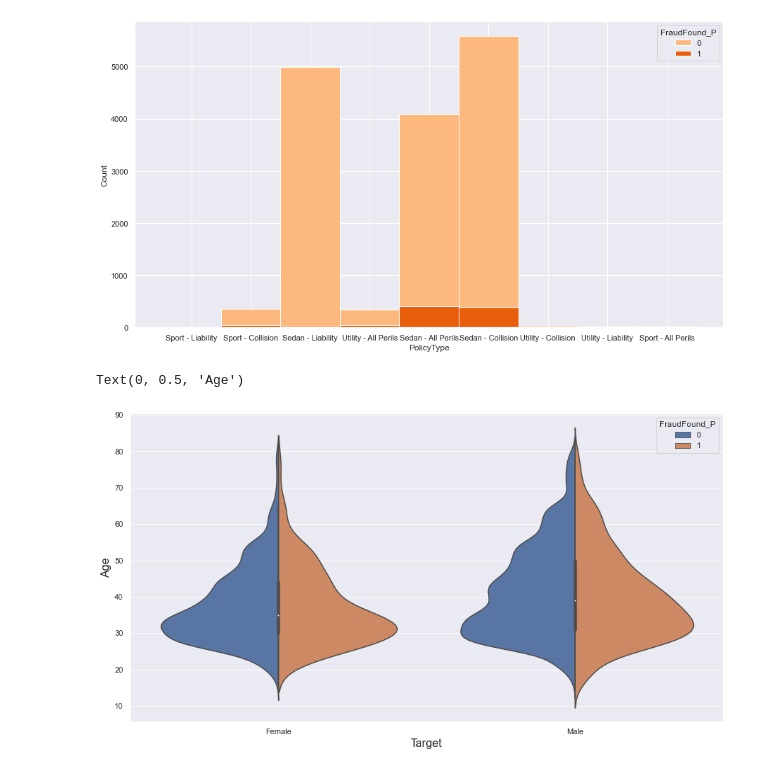
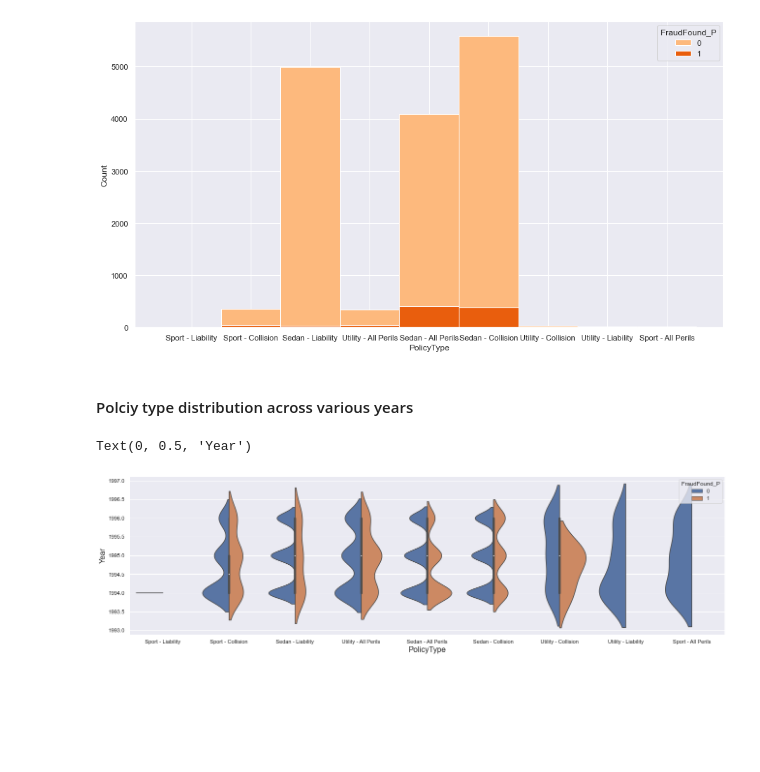
Before and after one commit to achen77-cell/Auto_Insurance_Claims, a Jupyter notebook: EDA/Fraud_EDA.ipynb, the cells around one changed output. Saved outputs shown, nothing was run; the diff lists cells and outputs as text; code cells hidden in the pictures; blank space fills up the shorter version.

```diff
--- a/EDA/Fraud_EDA.ipynb
+++ b/EDA/Fraud_EDA.ipynb
@@ -345,0 +372,5 @@ sns.histplot(df, hue = 'FraudFound_P', x = 'Make', palette='Oranges', multiple =
+# %%
+# sns.histplot(df, hue = 'DriverRating', x = 'AgeOfPolicyHolder', multiple = 'stack' ,  stat='count')
+sns.set_theme(style="whitegrid")
+tips = sns.load_dataset("tips")
+ax = sns.boxplot(data=df, x=df["DriverRating"], y=df["AgeOfPolicyHolder"])
@@ -363,17 +397,18 @@ sns.histplot(df, hue = 'FraudFound_P', x = 'PolicyType', palette='Oranges', mult
 # %% [output]
 <AxesSubplot:xlabel='PolicyType', ylabel='Count'>
 [figure]
+# %% [markdown]
+#### Polciy type distribution across various years
 # %%
-sns.violinplot(x="Sex",
-               y="AgeOfPolicyHolder",
+fig = plt.figure(figsize=(22, 6))
+sns.violinplot(x="PolicyType",
+               y="Year",
                data=df,
                hue="FraudFound_P",
                split=True,
                fontsize=16)
-
-plt.title("", fontsize=18)
-plt.xlabel("Target", fontsize=16)
-plt.ylabel("Age", fontsize=16)
+plt.xlabel("PolicyType", fontsize=16)
+plt.ylabel("Year", fontsize=16)
 # %% [output]
-Text(0, 0.5, 'Age')
+Text(0, 0.5, 'Year')
-[figure, old version]
+[figure, new version]
```
Also changed, not shown: parts of 48 cells of this notebook.
